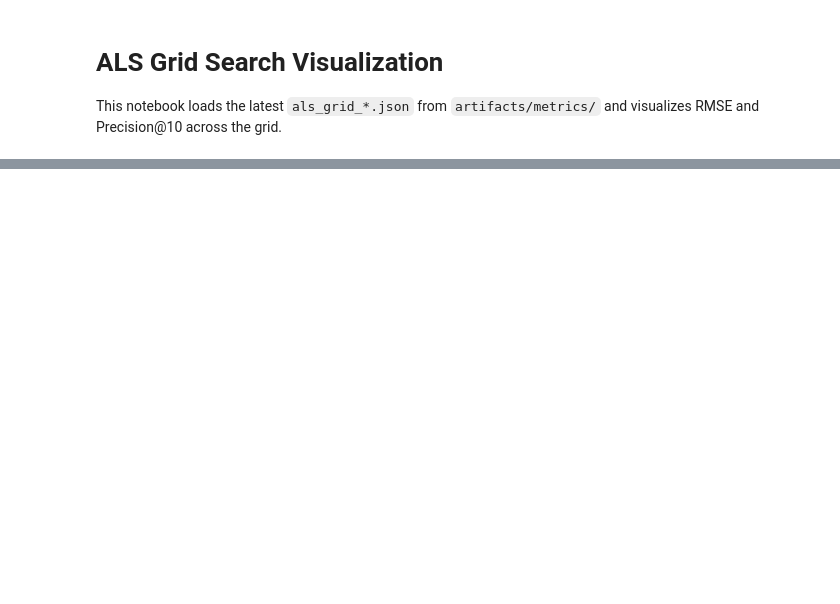
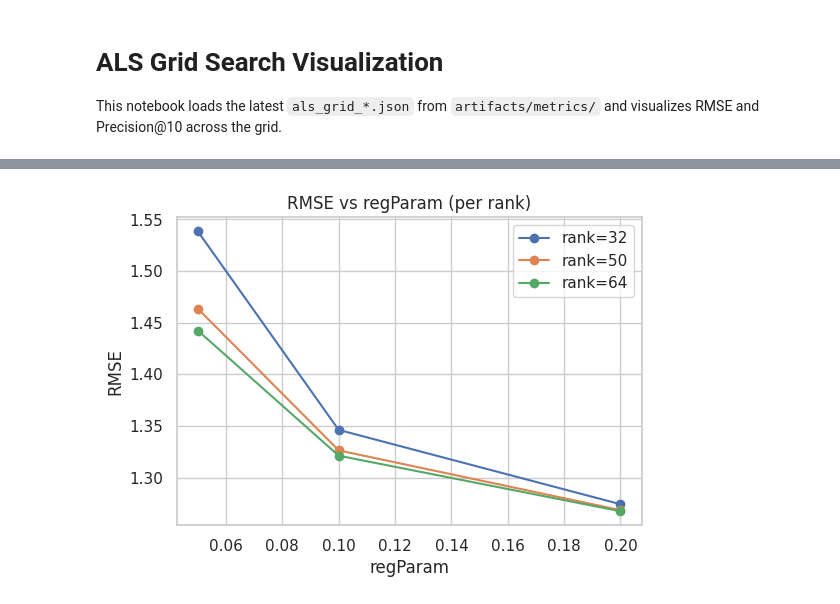
Before and after one commit to andres-troiano/amazon-recommender, a Jupyter notebook: notebooks/02_als_grid_viz.ipynb, the cells around one changed output, grey strips where cells are left out. Saved outputs shown, nothing was run; the diff lists cells and outputs as text; code cells hidden in the pictures; blank space fills up the shorter version.

```diff
--- a/notebooks/02_als_grid_viz.ipynb
+++ b/notebooks/02_als_grid_viz.ipynb
@@ -67,0 +88,11 @@ best
+# %%
+plt.figure(figsize=(6,4))
+for rank, sub in df.groupby("rank"):
+    plt.plot(sub["regParam"], sub["rmse"], marker="o", label=f"rank={rank}")
+plt.xlabel("regParam")
+plt.ylabel("RMSE")
+plt.title("RMSE vs regParam (per rank)")
+plt.legend()
+plt.show()
+# %% [output]
+[figure, added]
```
Also changed, not shown: parts of 4 cells of this notebook, 5 other files.
